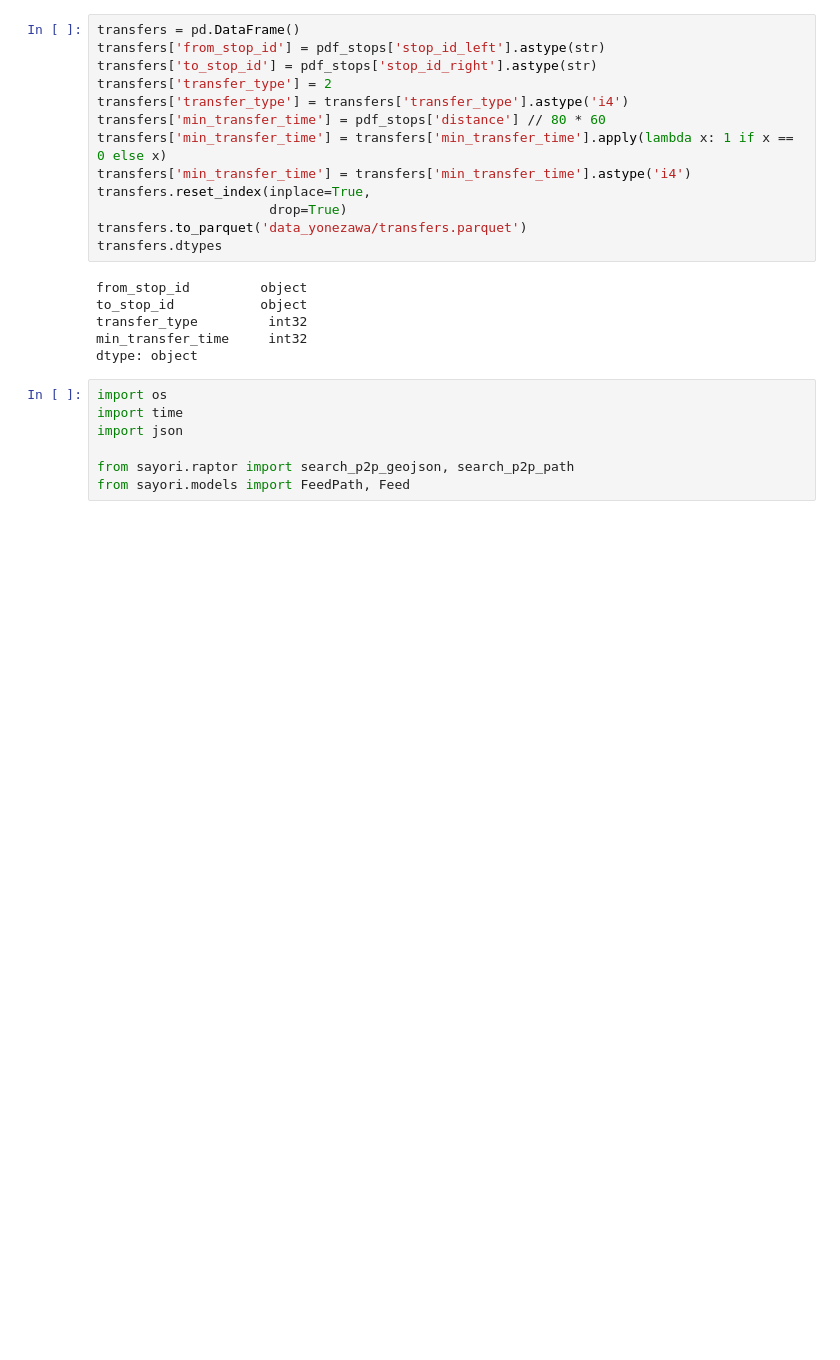
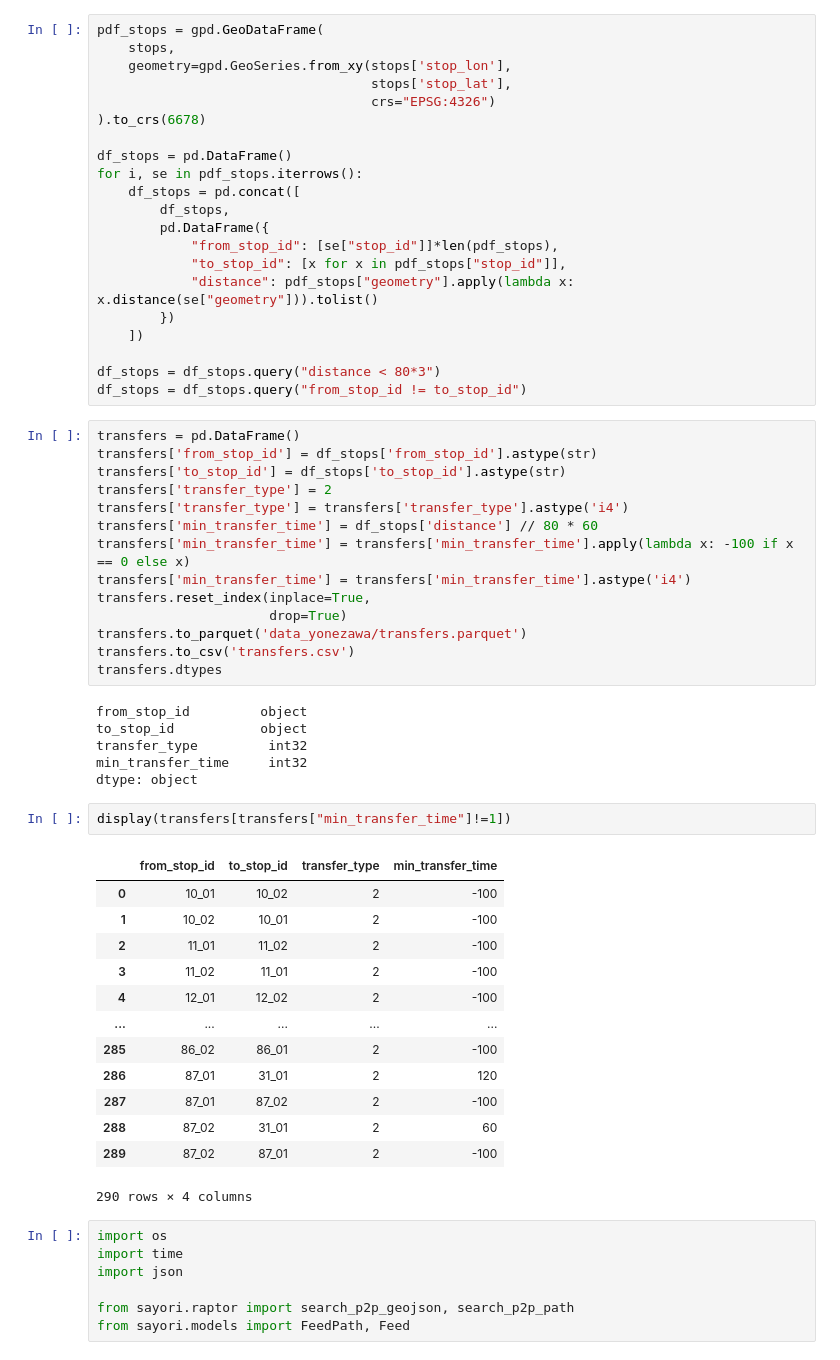
Before and after one commit to MaaSee/sayori, a Jupyter notebook: sayori_yonezawa.ipynb, the cells around one changed output. Saved outputs shown, nothing was run; the diff lists cells and outputs as text; blank space fills up the shorter version.

```diff
--- a/sayori_yonezawa.ipynb
+++ b/sayori_yonezawa.ipynb
@@ -79,15 +66,37 @@ pdf_stops = pdf_stops.dropna(subset=['stop_name_right'])
+# %%
+pdf_stops = gpd.GeoDataFrame(
+    stops,
+    geometry=gpd.GeoSeries.from_xy(stops['stop_lon'],
+                                   stops['stop_lat'],
+                                   crs="EPSG:4326")
+).to_crs(6678)
+
+df_stops = pd.DataFrame()
+for i, se in pdf_stops.iterrows():
+    df_stops = pd.concat([
+        df_stops,
+        pd.DataFrame({
+            "from_stop_id": [se["stop_id"]]*len(pdf_stops),
+            "to_stop_id": [x for x in pdf_stops["stop_id"]],
+            "distance": pdf_stops["geometry"].apply(lambda x: x.distance(se["geometry"])).tolist()
+        })
+    ])
+
+df_stops = df_stops.query("distance < 80*3")
+df_stops = df_stops.query("from_stop_id != to_stop_id")
 # %%
 transfers = pd.DataFrame()
-transfers['from_stop_id'] = pdf_stops['stop_id_left'].astype(str)
-transfers['to_stop_id'] = pdf_stops['stop_id_right'].astype(str)
+transfers['from_stop_id'] = df_stops['from_stop_id'].astype(str)
+transfers['to_stop_id'] = df_stops['to_stop_id'].astype(str)
 transfers['transfer_type'] = 2
 transfers['transfer_type'] = transfers['transfer_type'].astype('i4')
-transfers['min_transfer_time'] = pdf_stops['distance'] // 80 * 60
-transfers['min_transfer_time'] = transfers['min_transfer_time'].apply(lambda x: 1 if x == 0 else x)
+transfers['min_transfer_time'] = df_stops['distance'] // 80 * 60
+transfers['min_transfer_time'] = transfers['min_transfer_time'].apply(lambda x: -100 if x == 0 else x)
 transfers['min_transfer_time'] = transfers['min_transfer_time'].astype('i4')
 transfers.reset_index(inplace=True,
                       drop=True)
 transfers.to_parquet('data_yonezawa/transfers.parquet')
+transfers.to_csv('transfers.csv')
 transfers.dtypes
 # %% [output]
 from_stop_id         object
@@ -95,6 +104,22 @@ to_stop_id           object
 transfer_type         int32
 min_transfer_time     int32
 dtype: object
+# %%
+display(transfers[transfers["min_transfer_time"]!=1])
+# %% [output]
+|  | from_stop_id | to_stop_id | transfer_type | min_transfer_time |
+| 0 | 10_01 | 10_02 | 2 | -100 |
+| 1 | 10_02 | 10_01 | 2 | -100 |
+| 2 | 11_01 | 11_02 | 2 | -100 |
+| 3 | 11_02 | 11_01 | 2 | -100 |
+| 4 | 12_01 | 12_02 | 2 | -100 |
+| ... | ... | ... | ... | ... |
+| 285 | 86_02 | 86_01 | 2 | -100 |
+| 286 | 87_01 | 31_01 | 2 | 120 |
+| 287 | 87_01 | 87_02 | 2 | -100 |
+| 288 | 87_02 | 31_01 | 2 | 60 |
+| 289 | 87_02 | 87_01 | 2 | -100 |
+290 rows × 4 columns
 # %%
 import os
 import time
```
Also changed, not shown: parts of 6 cells of this notebook, 4 other files.
